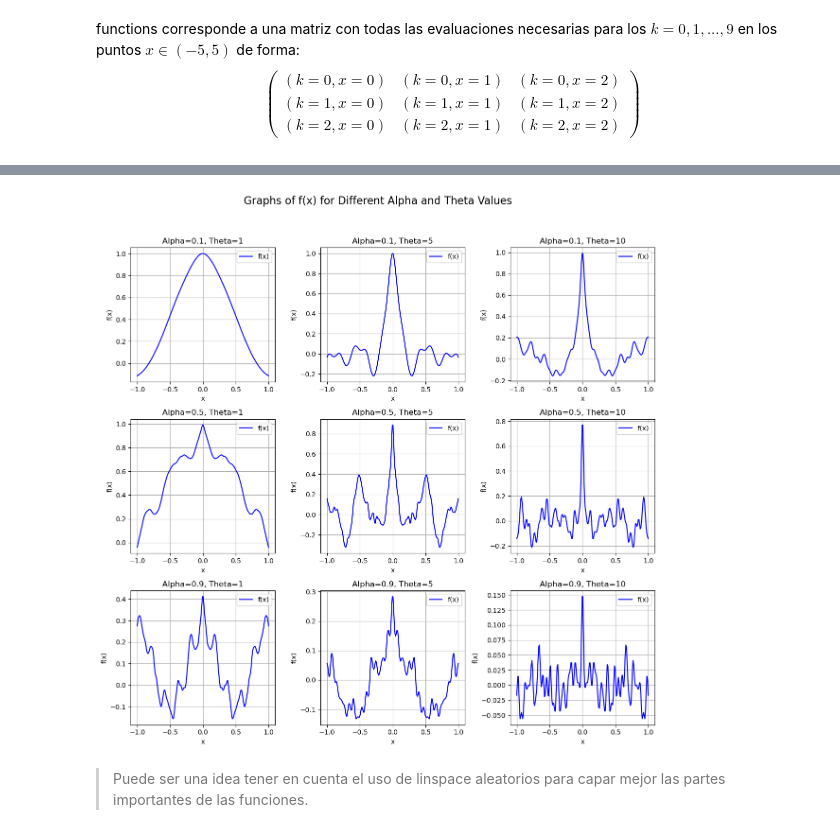
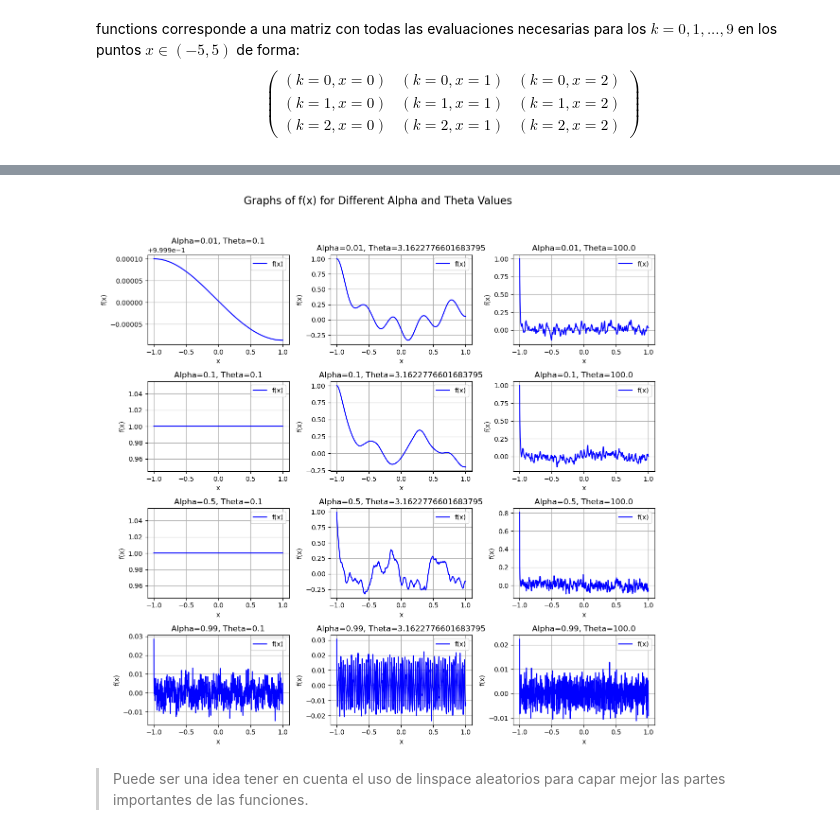
Before and after one commit to Darkrayyss/Certamen-1-MAT468-Diego-Astaburuaga, a Jupyter notebook: Entrega Certamen/Pregunta3.ipynb, the cells around one changed output, grey strips where cells are left out. Cells and saved outputs as stored; diff of their text form; code cells hidden in the pictures.

```diff
--- a/Entrega Certamen/Pregunta3.ipynb
+++ b/Entrega Certamen/Pregunta3.ipynb
@@ -145,32 +140,3 @@ Para esto note que su densidad de probabilidad es
 $$
 f(x,a,b)=\frac{\Gamma(a+b)x^{a-1}(1-x)^{b-1}}{\Gamma(a)\Gamma(b)}
 $$
-# %%
-# Define the range of x values
-x = np.linspace(0, 1, 100)
-
-# Define different parameters alpha and theta
-alpha_values = [0.1, 0.3, 0.6, 0.9]
-theta_values = [0.5, 1, 2, 5, 8]
-
-k = 0
-
-# Create the plot
-plt.figure(figsize=(10, 6))
-
-for alpha, theta in zip(alpha_values, theta_values):
-    # Calculate the beta distribution for the given parameters
-    y = beta.pdf(x, 1 - alpha, theta + k * alpha)
-
-    # Plot the function with the corresponding label
-    plt.plot(x, y, label=f'alpha={alpha}, theta={theta}')
-
-# Set labels and title
-plt.xlabel('x')
-plt.ylabel('Probability Density')
-plt.title('Comparing Beta Distribution with Different Parameters')
-plt.grid(True)
-plt.legend()
-
-# Show the plot
-plt.show()
@@ -412,21 +269,21 @@ $$
 # %%
 def periodic_base(k, x):
     """
-    Calculate the value of the periodic base function: cos(k * π * x / 2).
+    Calculate the value of the periodic base function: cos(k * π * (x+1) / 2).
 
     Args:
         k (float, array-like): The 'k' parameter (scalar or array).
         x (float, array-like): The 'x' value(s) at which to evaluate the function (scalar, list, or array).
 
     Returns:
-        array-like: The result(s) of cos(k * π * x / 2) as a matrix.
+        array-like: The result(s) of cos(k * π * (x+1) / 2) as a matrix.
     """
     # Ensure k and x are arrays for element-wise operation
     k = np.array(k)
     x = np.array(x)
 
     # Calculate the result as a matrix using the outer product
-    return np.cos(np.outer(k, np.pi * x / 2))
+    return np.cos(np.outer(k, np.pi * (x+1) / 2))
 # %%
 # Definir el rango de x
 x = np.linspace(-1, 1, 100)
@@ -511,49 +366,49 @@ x_min = -1
 x_max = 1
 
 # Define the maximum value for k and the size of the array
-k_max = 100
-n_max = 200
+k_max = 1000
+n_max = 1000
 
 # Define alpha and theta parameters
-alpha_values = [0.1, 0.5, 0.9]
-theta_values = [1, 5, 10]
+alpha_values = [0.01, 0.1, 0.5, 0.99]
+theta_values = np.logspace(-1, 2, 3 )
 
 # Create an array of x values
 x = np.linspace(x_min, x_max, n_max)
 
 # Create a 3x3 grid of plots
-fig, axes = plt.subplots(3, 3, figsize=(12, 12))
+fig, axes = plt.subplots(4, 3, figsize=(12, 12))
 fig.suptitle('Graphs of f(x) for Different Alpha and Theta Values', fontsize=16)
 
 # Iterate through alpha and theta values
 for i, alpha in enumerate(alpha_values):
     for j, theta in enumerate(theta_values):
         ax = axes[i, j]
         ax.set_title(f'Alpha={alpha}, Theta={theta}')
 
         # Simulate Wk values
         Wk = simulate_Wk(k_max, alpha, theta)
 
         # Generate periodic base functions for different values of k
         functions = periodic_base(np.arange(0, k_max), x)
 
         # Calculate the function f by taking the dot product of functions and Wk
         f = functions.T @ Wk
 
         # Plot the function with the corresponding label
         ax.plot(x, f, label='f(x)', color='blue')
         ax.set_xlabel('x')
         ax.set_ylabel('f(x)')
         ax.grid(True)
         ax.legend()
 
 # Adjust spacing between subplots
 plt.tight_layout(rect=[0, 0, 1, 0.95])
 
 # Show the plots
 plt.show()
 # %% [output]
-[figure, old version]
+[figure, new version]
 # %% [markdown]
 > Puede ser una idea tener en cuenta el uso de linspace aleatorios para capar mejor las partes importantes de las funciones.
 # %% [markdown]
```
Also changed, not shown: parts of 33 cells of this notebook, 1 other file.
